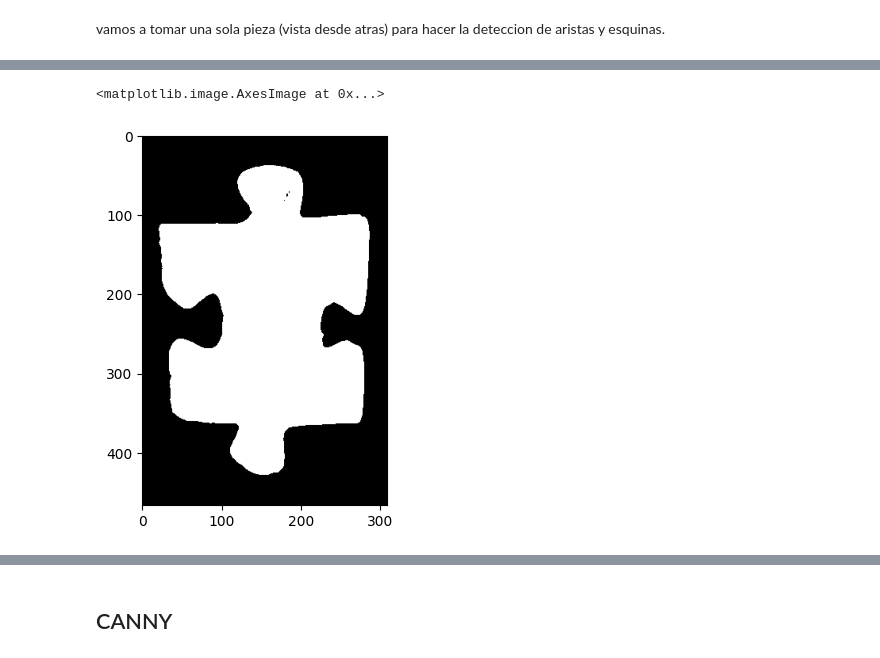
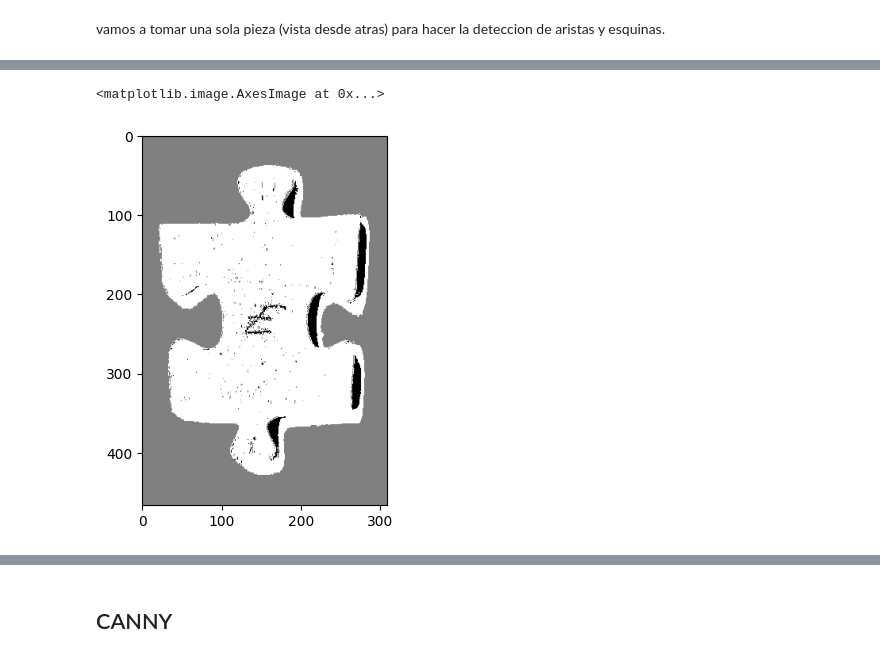
Before and after one commit to iocolopus/FAI_Jigsaw, a Jupyter notebook: concepto.ipynb, the cells around one changed output, grey strips where cells are left out. Saved outputs shown, nothing was run; the diff lists cells and outputs as text; code cells hidden in the pictures.

```diff
--- a/concepto.ipynb
+++ b/concepto.ipynb
@@ -215,3 +219,0 @@ plt.imshow(cv.cvtColor(sample_piece, cv.COLOR_BGR2RGB))
-# %%
-blurred = cv.medianBlur(sample_piece, 1)
-plt.imshow(cv.cvtColor(blurred, cv.COLOR_BGR2RGB))
@@ -233,11 +411,14 @@ plt.imshow(mask, cmap='gray')
 # %%
-# aplicamos un kmeans con cv
-
 criteria = (cv.TERM_CRITERIA_EPS + cv.TERM_CRITERIA_MAX_ITER, 10, 1.0)
 blurred_reshaped = blurred.reshape((-1, 3)).astype(np.float32)
-_, labels, centers = cv.kmeans(blurred_reshaped, 2, None, criteria, 10, cv.KMEANS_RANDOM_CENTERS)
+_, labels, centers = cv.kmeans(blurred_reshaped, 3, None, criteria, 10, cv.KMEANS_RANDOM_CENTERS)
 
-plt.imshow(labels.reshape(blurred.shape[:2]), cmap='gray')
+mask = labels.reshape(blurred.shape[:2])
+
+if mask[0,0] == 0:
+    mask = cv.bitwise_not(mask)
+
+plt.imshow(mask, cmap='gray')
 # %% [output]
 <matplotlib.image.AxesImage at 0x...>
-[figure, old version]
+[figure, new version]
```
Also changed, not shown: parts of 23 cells of this notebook.
